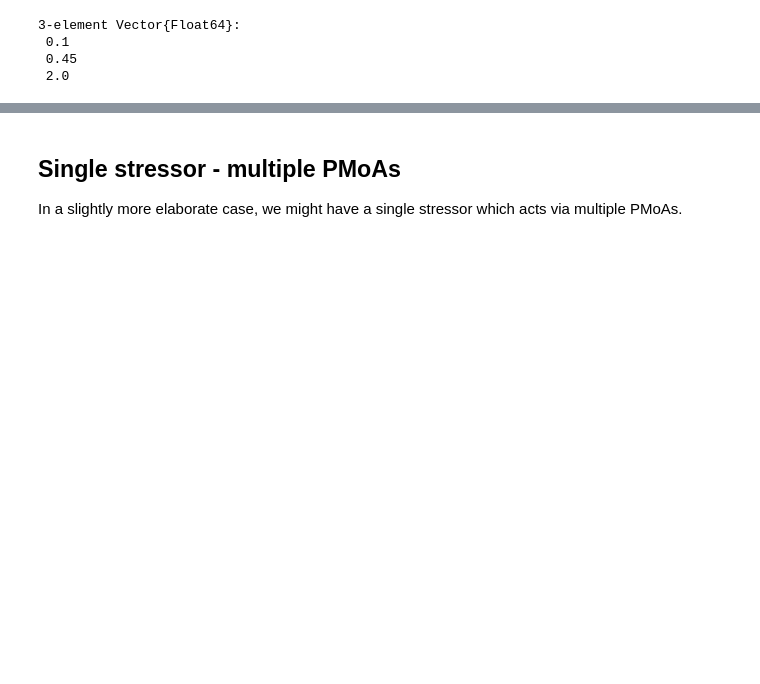
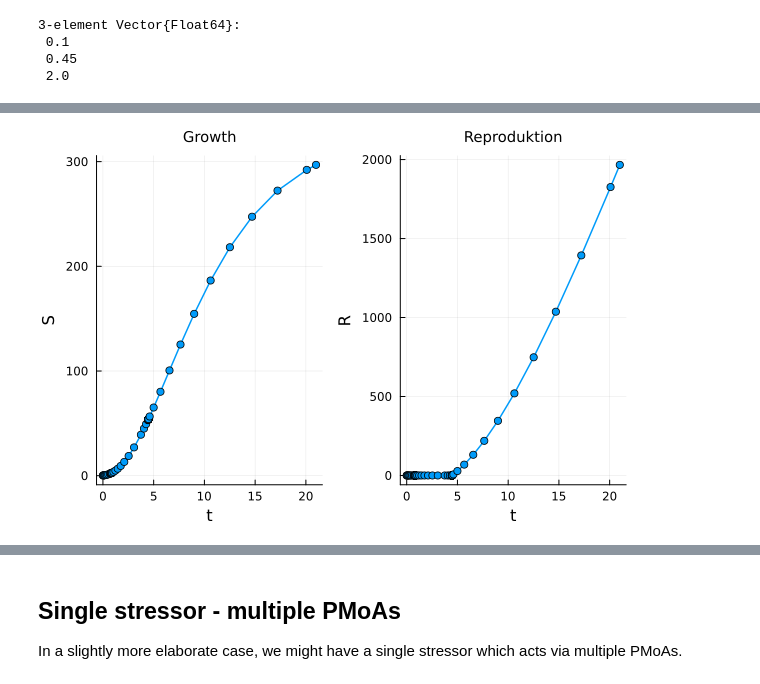
Before and after one commit to SimonHansul/DEBBase.jl, a Jupyter notebook: notebooks/ImplementationVerification/ImplemenationVerification_20231222_TK.ipynb, the cells around one changed output, grey strips where cells are left out. Drawn from its saved outputs; the diff is of its cells as text; code cells hidden in the pictures; blank space fills up the shorter version.

```diff
--- a/notebooks/ImplementationVerification/ImplemenationVerification_20231222_TK.ipynb
+++ b/notebooks/ImplementationVerification/ImplemenationVerification_20231222_TK.ipynb
@@ -43,0 +43,10 @@ C_W_vec = 10 .^ range(log10(0.1), log10(2), 3) |> x -> round.(x, sigdigits = 2)
+# %%
+out = simulator(GlobalBaseParams(), DEBBaseParams())
+
+@df out plot(
+    plot(:t, :S, ylabel = "S", title = "Growth"),
+    plot(:t, :R, ylabel = "R", title = "Reproduktion"),
+    xlabel = "t", marker = true
+)
+# %% [output]
+[figure, added]
```
Also changed, not shown: parts of 7 cells of this notebook, 5 other files.
